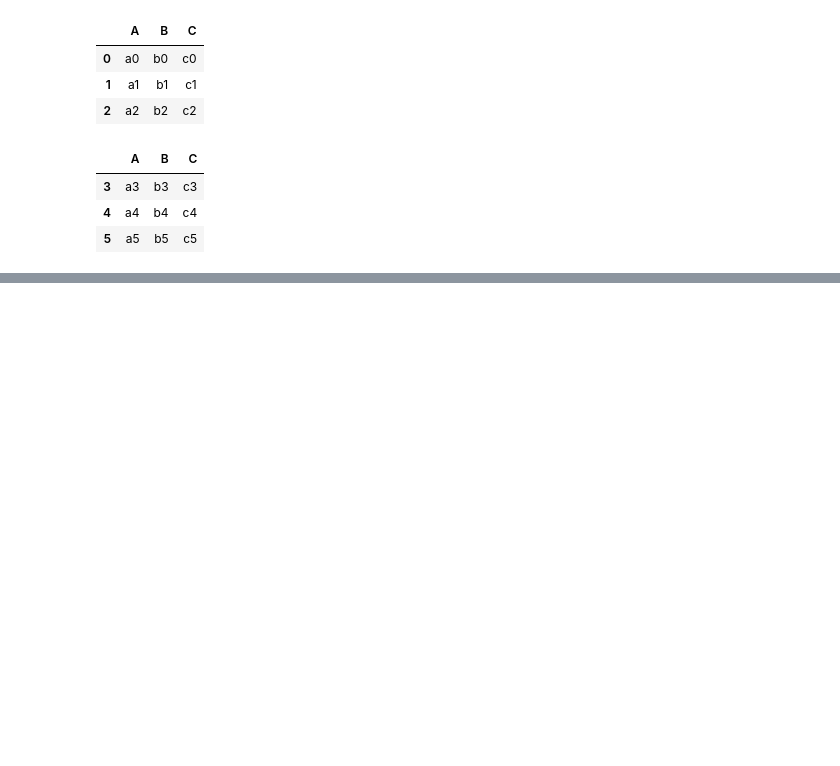
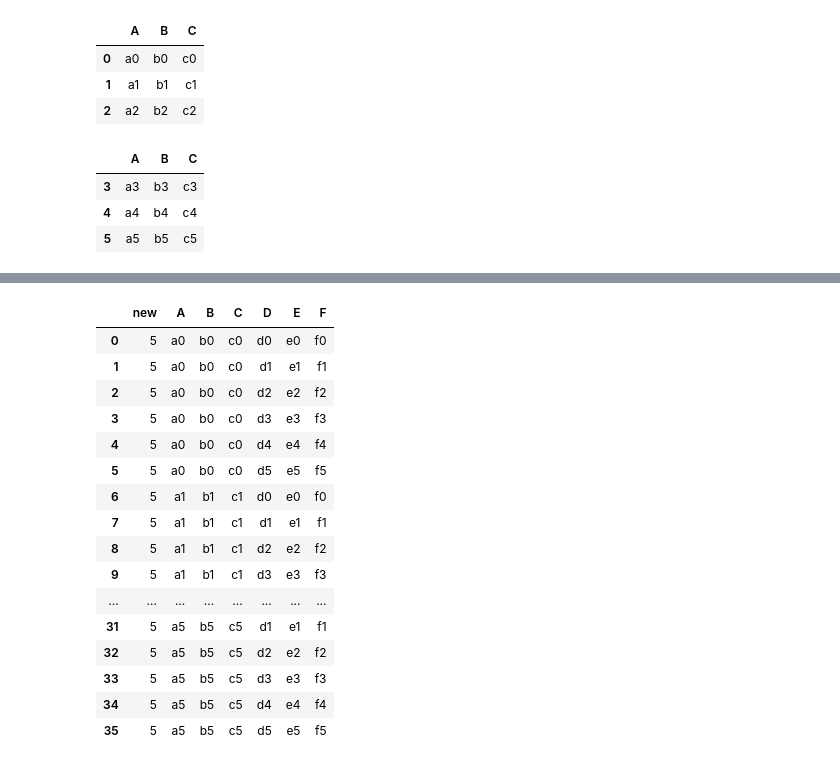
Before and after one commit to Ironhack-Data-Madrid-Octubre-2021/lab-pandas, a Jupyter notebook: your-code/pandas_2_concat-merge-join.ipynb, the cells around one changed output, grey strips where cells are left out. Saved outputs shown, nothing was run; the diff lists cells and outputs as text; code cells hidden in the pictures; blank space fills up the shorter version.

```diff
--- a/your-code/pandas_2_concat-merge-join.ipynb
+++ b/your-code/pandas_2_concat-merge-join.ipynb
@@ -79,2 +81,2 @@ pd.concat([df1,df2])
 # %%
-pd.concat([df3,df4])
+union2=pd.concat([df3,df4])
@@ -221,0 +234,4 @@ KeyError: 'new'
+# %%
+new_df1= pd.DataFrame ({'new':[5,5,5,5,5,5]}) #no hace falta añadir columns = 'nombre de columna'
+left_total=pd.concat([new_df1, union1], axis=1,)
+left_total
@@ -221,0 +246,4 @@ KeyError: 'new'
+# %%
+new_df2= pd.DataFrame ({'new':[5,5,5,5,5,5]}) #no hace falta añadir columns = 'nombre de columna'
+left_total_2=pd.concat([new_df2, union2], axis=1,)
+left_total_2
@@ -221,0 +258,22 @@ KeyError: 'new'
+# %%
+final=pd.merge(left_total, left_total_2, left_on='new', right_on='new')
+# %%
+final #no entiendo por que me sigue imprimiendo los dataframes duplicados si ya he cambiado la función assign.
+# %% [output]
+|  | new | A | B | C | D | E | F |
+| 0 | 5 | a0 | b0 | c0 | d0 | e0 | f0 |
+| 1 | 5 | a0 | b0 | c0 | d1 | e1 | f1 |
+| 2 | 5 | a0 | b0 | c0 | d2 | e2 | f2 |
+| 3 | 5 | a0 | b0 | c0 | d3 | e3 | f3 |
+| 4 | 5 | a0 | b0 | c0 | d4 | e4 | f4 |
+| 5 | 5 | a0 | b0 | c0 | d5 | e5 | f5 |
+| 6 | 5 | a1 | b1 | c1 | d0 | e0 | f0 |
+| 7 | 5 | a1 | b1 | c1 | d1 | e1 | f1 |
+| 8 | 5 | a1 | b1 | c1 | d2 | e2 | f2 |
+| 9 | 5 | a1 | b1 | c1 | d3 | e3 | f3 |
+| ... | ... | ... | ... | ... | ... | ... | ... |
+| 31 | 5 | a5 | b5 | c5 | d1 | e1 | f1 |
+| 32 | 5 | a5 | b5 | c5 | d2 | e2 | f2 |
+| 33 | 5 | a5 | b5 | c5 | d3 | e3 | f3 |
+| 34 | 5 | a5 | b5 | c5 | d4 | e4 | f4 |
+| 35 | 5 | a5 | b5 | c5 | d5 | e5 | f5 |
```
Also changed, not shown: parts of 9 cells of this notebook.
